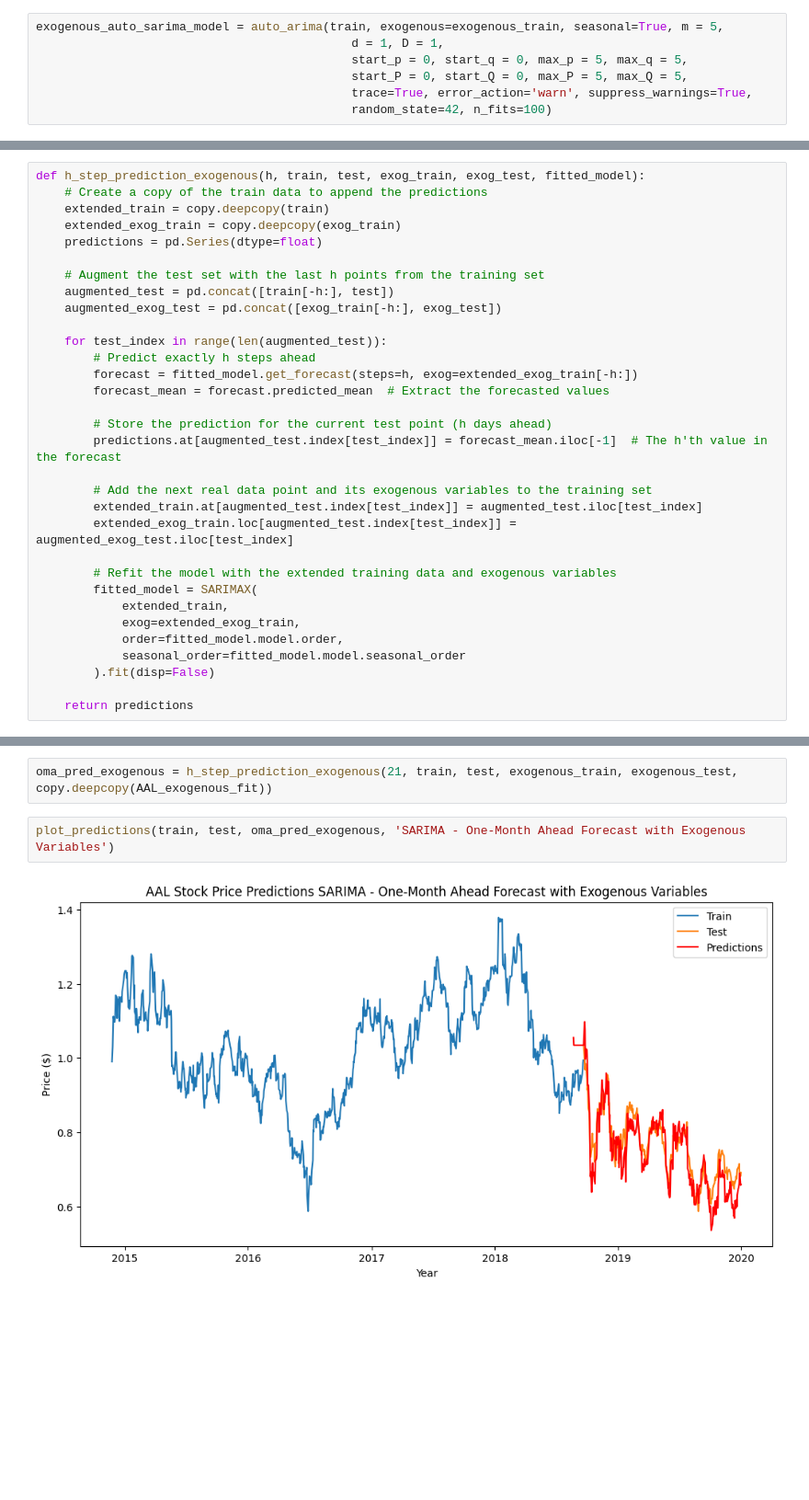
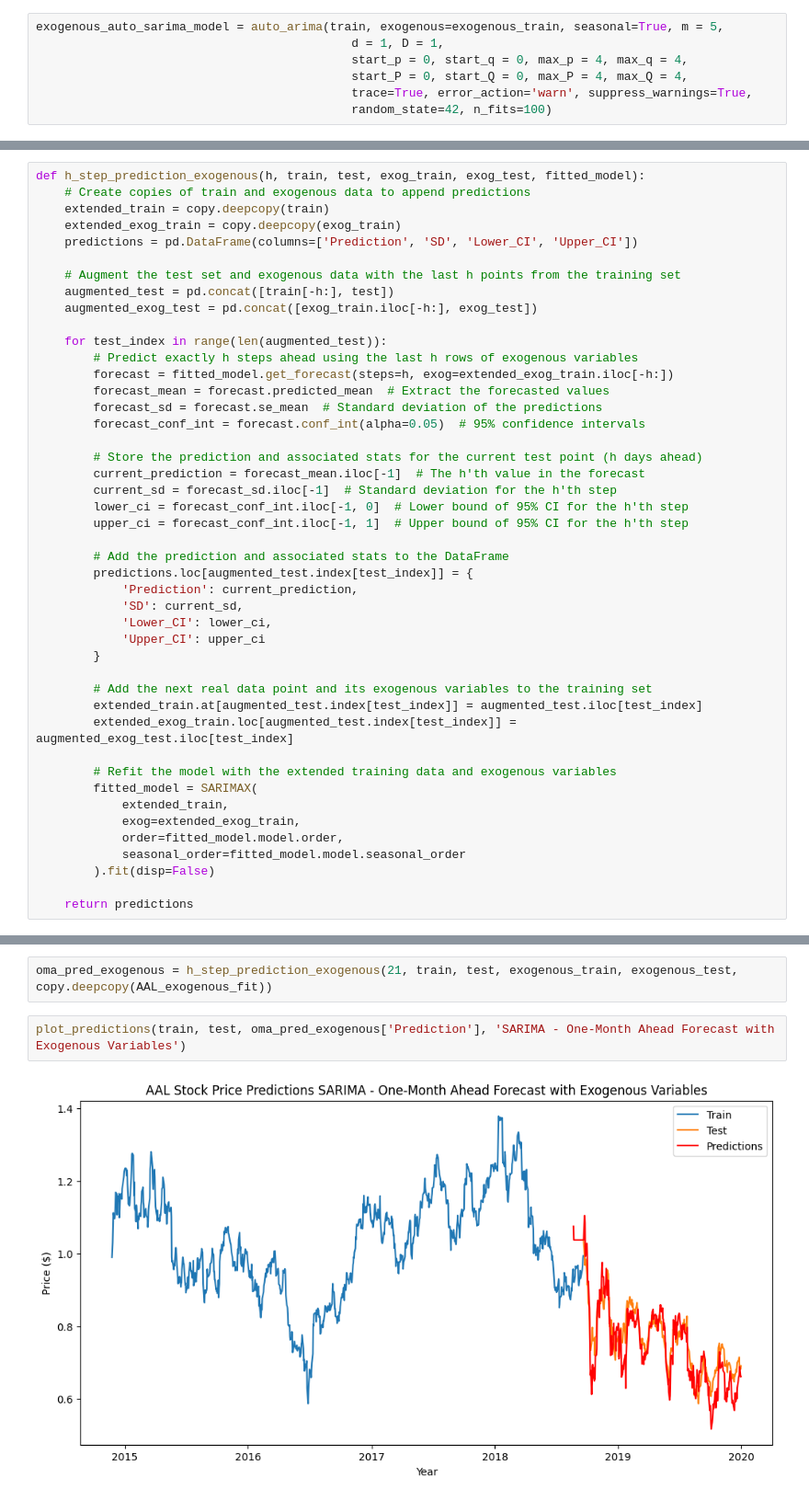
Before and after one commit to wr0om/FintechProject, a Jupyter notebook: Yarden.ipynb, the cells around one changed output, grey strips where cells are left out. Shown at 92% size. Cells and saved outputs as stored; diff of their text form; blank space fills up the shorter version.

```diff
--- a/Yarden.ipynb
+++ b/Yarden.ipynb
@@ -249,8 +261,8 @@ exogenous_test = exogenous_data[data['set'] == 'test']
 # %%
 exogenous_auto_sarima_model = auto_arima(train, exogenous=exogenous_train, seasonal=True, m = 5,
                                             d = 1, D = 1,
-                                            start_p = 0, start_q = 0, max_p = 5, max_q = 5,
-                                            start_P = 0, start_Q = 0, max_P = 5, max_Q = 5,
+                                            start_p = 0, start_q = 0, max_p = 4, max_q = 4,
+                                            start_P = 0, start_Q = 0, max_P = 4, max_Q = 4,
                                             trace=True, error_action='warn', suppress_warnings=True,
                                             random_state=42, n_fits=100)
 # %% [output]
@@ -311,22 +322,35 @@ plot_predictions(train, test, AAL_exogenous_pred_indexed, 'SARIMA')
 ### Predictions with Horizon
 # %%
 def h_step_prediction_exogenous(h, train, test, exog_train, exog_test, fitted_model):
-    # Create a copy of the train data to append the predictions
+    # Create copies of train and exogenous data to append predictions
     extended_train = copy.deepcopy(train)
     extended_exog_train = copy.deepcopy(exog_train)
-    predictions = pd.Series(dtype=float)
+    predictions = pd.DataFrame(columns=['Prediction', 'SD', 'Lower_CI', 'Upper_CI'])
 
-    # Augment the test set with the last h points from the training set
+    # Augment the test set and exogenous data with the last h points from the training set
     augmented_test = pd.concat([train[-h:], test])
-    augmented_exog_test = pd.concat([exog_train[-h:], exog_test])
+    augmented_exog_test = pd.concat([exog_train.iloc[-h:], exog_test])
 
     for test_index in range(len(augmented_test)):
-        # Predict exactly h steps ahead
-        forecast = fitted_model.get_forecast(steps=h, exog=extended_exog_train[-h:])
+        # Predict exactly h steps ahead using the last h rows of exogenous variables
+        forecast = fitted_model.get_forecast(steps=h, exog=extended_exog_train.iloc[-h:])
         forecast_mean = forecast.predicted_mean  # Extract the forecasted values
+        forecast_sd = forecast.se_mean  # Standard deviation of the predictions
+        forecast_conf_int = forecast.conf_int(alpha=0.05)  # 95% confidence intervals
 
-        # Store the prediction for the current test point (h days ahead)
-        predictions.at[augmented_test.index[test_index]] = forecast_mean.iloc[-1]  # The h'th value in the forecast
+        # Store the prediction and associated stats for the current test point (h days ahead)
+        current_prediction = forecast_mean.iloc[-1]  # The h'th value in the forecast
+        current_sd = forecast_sd.iloc[-1]  # Standard deviation for the h'th step
+        lower_ci = forecast_conf_int.iloc[-1, 0]  # Lower bound of 95% CI for the h'th step
+        upper_ci = forecast_conf_int.iloc[-1, 1]  # Upper bound of 95% CI for the h'th step
+
+        # Add the prediction and associated stats to the DataFrame
+        predictions.loc[augmented_test.index[test_index]] = {
+            'Prediction': current_prediction,
+            'SD': current_sd,
+            'Lower_CI': lower_ci,
+            'Upper_CI': upper_ci
+        }
 
         # Add the next real data point and its exogenous variables to the training set
         extended_train.at[augmented_test.index[test_index]] = augmented_test.iloc[test_index]
@@ -376,7 +396,7 @@ RMSE of One-Week Ahead Forecast with Exogenous Variables: 0.022023297917138755
 # %%
 oma_pred_exogenous = h_step_prediction_exogenous(21, train, test, exogenous_train, exogenous_test, copy.deepcopy(AAL_exogenous_fit))
 # %%
-plot_predictions(train, test, oma_pred_exogenous, 'SARIMA - One-Month Ahead Forecast with Exogenous Variables')
+plot_predictions(train, test, oma_pred_exogenous['Prediction'], 'SARIMA - One-Month Ahead Forecast with Exogenous Variables')
 # %% [output]
-[figure, old version]
+[figure, new version]
 # %%
```
Also changed, not shown: parts of 24 cells of this notebook, 6 other files.
